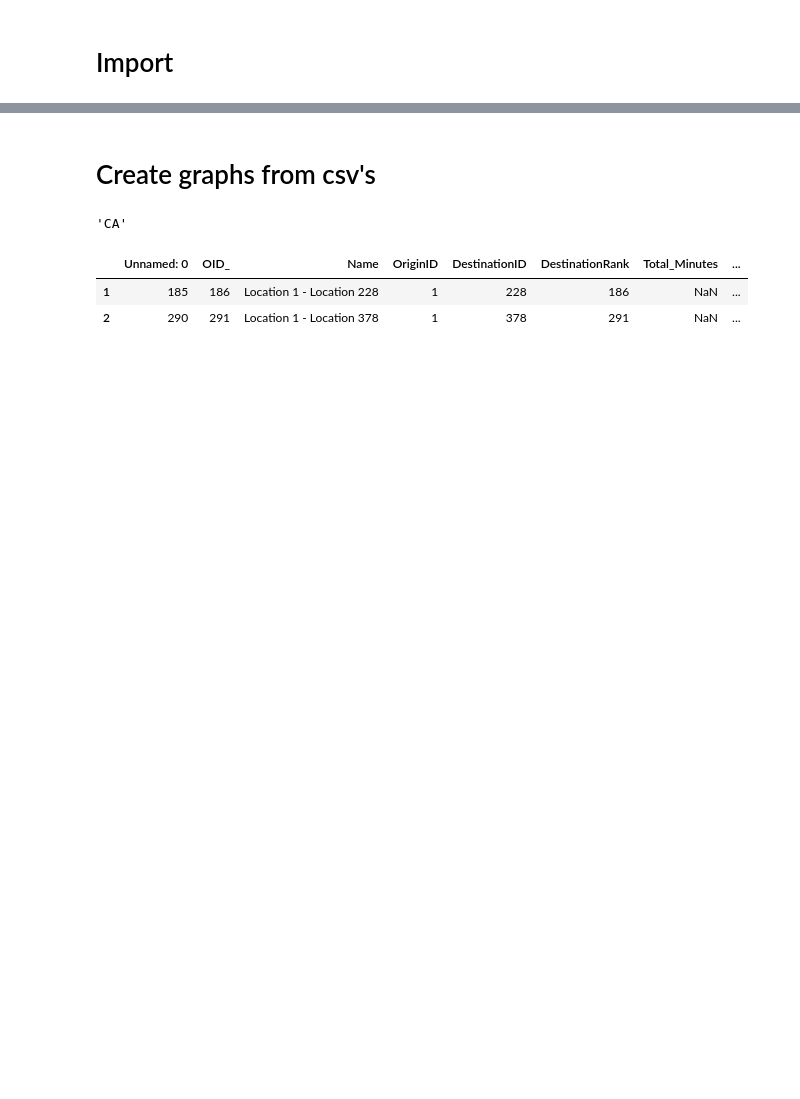
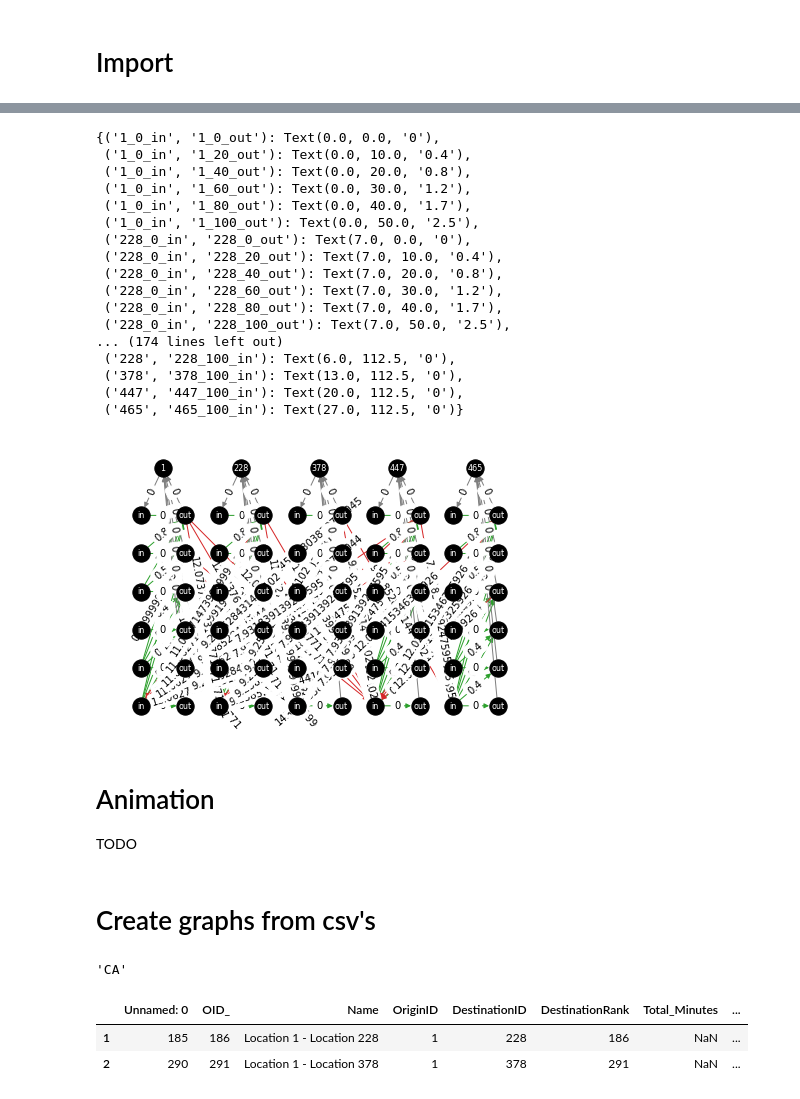
Before and after one commit to alandler/i5_freight_simulation, a Jupyter notebook: Simulation (Interactive).ipynb, the cells around one changed output, grey strips where cells are left out. Saved outputs shown, nothing was run; the diff lists cells and outputs as text; code cells hidden in the pictures; blank space fills up the shorter version.

```diff
--- a/Simulation (Interactive).ipynb
+++ b/Simulation (Interactive).ipynb
@@ -25,0 +28,8 @@ import re
+# %%
+station_G = get_station_G()
+set_random_speed_columns()
+sim = Simulation(station_G, 24, 20, 10)
+sim.add_dst("465",5)
+src_dstr = [10,20,30,40,50,60,50,40,30,20,30,40,50,60,50,40,30,20,10,5,0,0,0,0]
+src_dstr = [x//3 for x in src_dstr]
+sim.add_src("1",src_dstr)
@@ -26,3 +100,33 @@ import re
+# %%
+sim.battery_G
+labels = {node:node[-2:] if "in" in node else node[-3:] for node in list(sim.battery_G.nodes)}
+pos, edge_colors = set_draw_attributes(sim.battery_G, station_G)
+edge_labels = nx.get_edge_attributes(sim.battery_G,'weight')
+nx.draw(sim.battery_G, pos = pos, labels = labels, edge_color = list(edge_colors.values()),
+        font_size = 8, font_color="white", node_color="black")
+nx.draw_networkx_edge_labels(sim.battery_G, pos, edge_labels=edge_labels)
+# %% [output]
+{('1_0_in', '1_0_out'): Text(0.0, 0.0, '0'),
+ ('1_0_in', '1_20_out'): Text(0.0, 10.0, '0.4'),
+ ('1_0_in', '1_40_out'): Text(0.0, 20.0, '0.8'),
+ ('1_0_in', '1_60_out'): Text(0.0, 30.0, '1.2'),
+ ('1_0_in', '1_80_out'): Text(0.0, 40.0, '1.7'),
+ ('1_0_in', '1_100_out'): Text(0.0, 50.0, '2.5'),
+ ('228_0_in', '228_0_out'): Text(7.0, 0.0, '0'),
+ ('228_0_in', '228_20_out'): Text(7.0, 10.0, '0.4'),
+ ('228_0_in', '228_40_out'): Text(7.0, 20.0, '0.8'),
+ ('228_0_in', '228_60_out'): Text(7.0, 30.0, '1.2'),
+ ('228_0_in', '228_80_out'): Text(7.0, 40.0, '1.7'),
+ ('228_0_in', '228_100_out'): Text(7.0, 50.0, '2.5'),
+... (174 lines left out)
+ ('228', '228_100_in'): Text(6.0, 112.5, '0'),
+ ('378', '378_100_in'): Text(13.0, 112.5, '0'),
+ ('447', '447_100_in'): Text(20.0, 112.5, '0'),
+ ('465', '465_100_in'): Text(27.0, 112.5, '0')}
+[figure, added]
+# %% [markdown]
+# Animation
+TODO
 # %% [markdown]
 # Create graphs from csv's
 # %%
```
Also changed, not shown: parts of 24 cells of this notebook, 5 other files.
